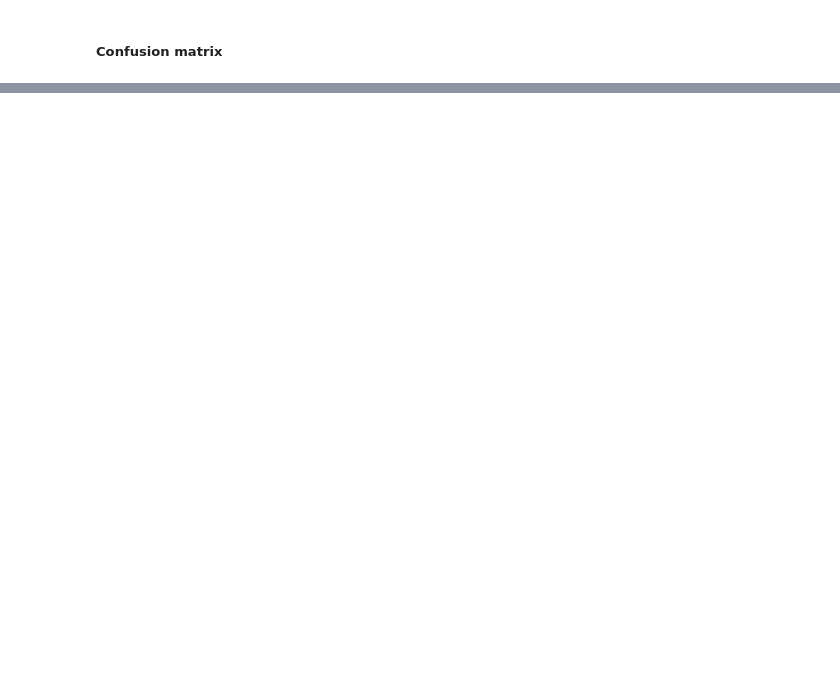
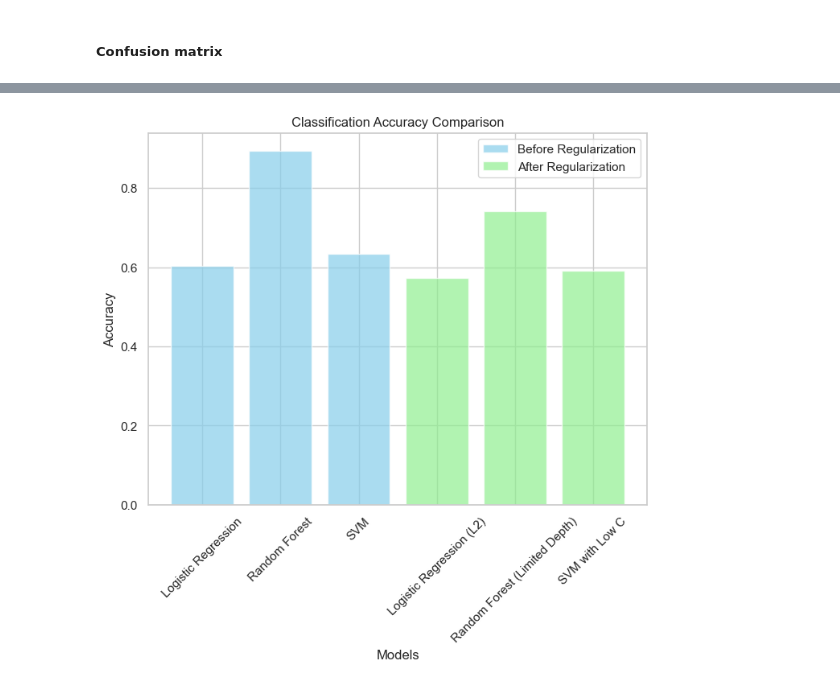
Before and after one commit to HTri09/midterm_ml, a Jupyter notebook: ObesityDataSet.ipynb, the cells around one changed output, grey strips where cells are left out. Cells and saved outputs as stored; diff of their text form; code cells hidden in the pictures; blank space fills up the shorter version.

```diff
--- a/ObesityDataSet.ipynb
+++ b/ObesityDataSet.ipynb
@@ -515,0 +538,79 @@ plt.show()
+# %%
+# Điều chỉnh mô hình cho Classification với Regularization
+classifiers = {
+    "Logistic Regression (L2)": LogisticRegression(penalty='l2', C=0.1, max_iter=1000, random_state=42),
+    "Random Forest (Limited Depth)": RandomForestClassifier(n_estimators=100, max_depth=5, max_features='sqrt', random_state=42),
+    "SVM with Low C": SVC(kernel='linear', C=0.1, random_state=42),
+}
+
+# Đánh giá từng mô hình sau khi điều chỉnh
+classification_reports_classifier_reg = {}
+class_results_classifier_reg = {}
+
+for name, model in classifiers.items():
+    model.fit(X_train_classification, y_train_classification)
+    predictions = model.predict(X_test_classification)
+    accuracy = accuracy_score(y_test_classification, predictions)
+    class_results_classifier_reg[name] = accuracy
+    print(f"{name} Classification Accuracy with Regularization: {accuracy:.2f}")
+    classification_reports_classifier_reg[name] = classification_report(y_test_classification, predictions)
+
+# So sánh kết quả Classification Accuracy trước và sau khi áp dụng Regularization
+print("\nKết quả so sánh Classification Accuracy:")
+print("Trước khi áp dụng:")
+for model, accuracy in class_results_classifier.items():
+    print(f"- {model}: {accuracy:.5f}")
+
+print("Sau khi áp dụng:")
+for model, accuracy in class_results_classifier_reg.items():
+    print(f"- {model}: {accuracy:.5f}")
+# Điều chỉnh mô hình cho Regression với Regularization
+regressors = {
+    "Linear Regression (L2) Ridge Regression": Ridge(alpha=1.0),
+    "Linear Regression (L1) Lasso Regression": Lasso(alpha=0.1),
+    "Random Forest Regressor (Limited Depth)": RandomForestRegressor(n_estimators=100, max_depth=5, max_features='sqrt', random_state=42),
+    "SVR with Low C": SVR(kernel='linear', C=0.1, epsilon=0.2),
+}
+
+# Đánh giá từng mô hình sau khi điều chỉnh
+reg_results_reg = {}
+for name, model in regressors.items():
+    model.fit(X_train_regression, y_train_regression)
+    predictions = model.predict(X_test_regression)
+    mse = mean_squared_error(y_test_regression, predictions)
+    reg_results_reg[name] = mse
+    print(f"{name} Regression Mean Squared Error with Regularization: {mse:.2f}")
+
+# So sánh kết quả MSE trước và sau khi áp dụng Regularization
+print("\nKết quả so sánh Mean Squared Error (MSE):")
+print("Trước khi áp dụng:")
+# print(mean_squared_errors_regressors)
+for model, mse in mean_squared_errors_regressors.items():
+    print(f"- {model}: {mse:.5f}")
+print("Sau khi áp dụng:")
+# print(reg_results_reg)
+for model, mse in reg_results_reg.items():
+    print(f"- {model}: {mse:.5f}")
+
+# Biểu đồ so sánh độ chính xác của các mô hình Classification trước và sau khi áp dụng regularization
+plt.figure(figsize=(8, 6))
+plt.bar(class_results_classifier.keys(), class_results_classifier.values(), alpha=0.7, label='Before Regularization', color='skyblue')
+plt.bar(class_results_classifier_reg.keys(), class_results_classifier_reg.values(), alpha=0.7, label='After Regularization', color='lightgreen')
+plt.title('Classification Accuracy Comparison')
+plt.xlabel('Models')
+plt.ylabel('Accuracy')
+plt.xticks(rotation=45)
+plt.legend()
+plt.show()
+
+# Biểu đồ so sánh Mean Squared Error (MSE) của các mô hình Regression trước và sau khi áp dụng regularization
+plt.figure(figsize=(8, 6))
+plt.bar(mean_squared_errors_regressors.keys(), mean_squared_errors_regressors.values(), alpha=0.7, label='Before Regularization', color='skyblue')
+plt.bar(reg_results_reg.keys(), reg_results_reg.values(), alpha=0.7, label='After Regularization', color='lightgreen')
+plt.title('Mean Squared Error (MSE) Comparison')
+plt.xlabel('Models')
+plt.ylabel('Mean Squared Error')
+plt.xticks(rotation=45)
+plt.legend()
+plt.show()
+# %% [output]
@@ -515,0 +634 @@ plt.show()
+[figure, added]
```
Also changed, not shown: parts of 11 cells of this notebook, 1 other file.
